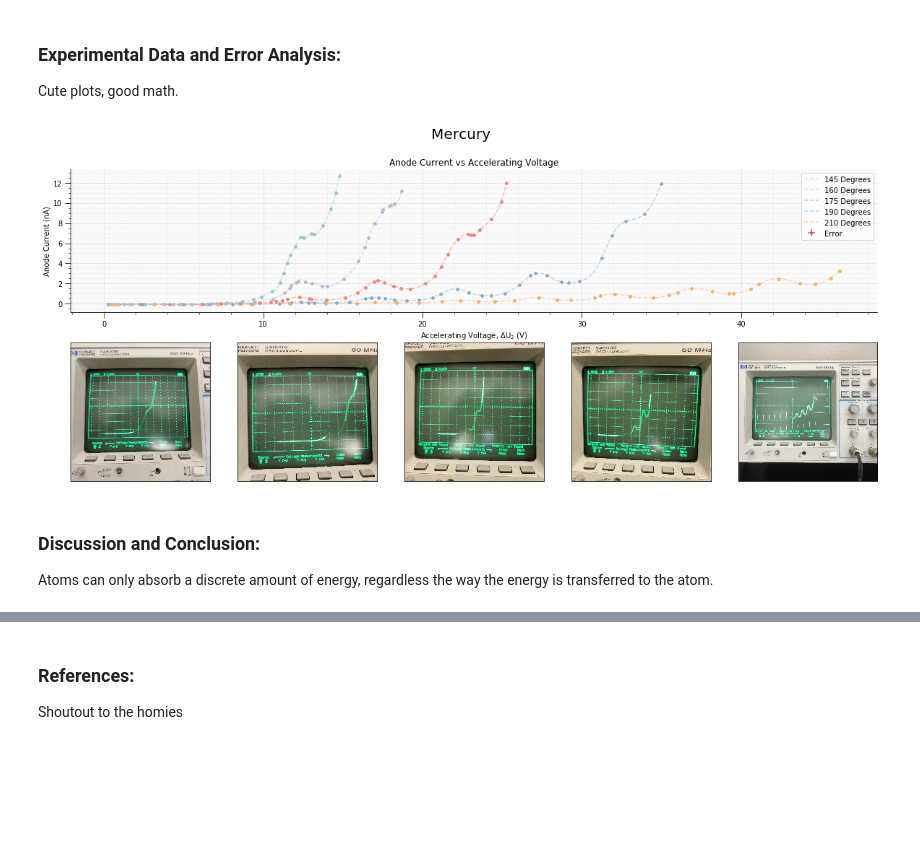
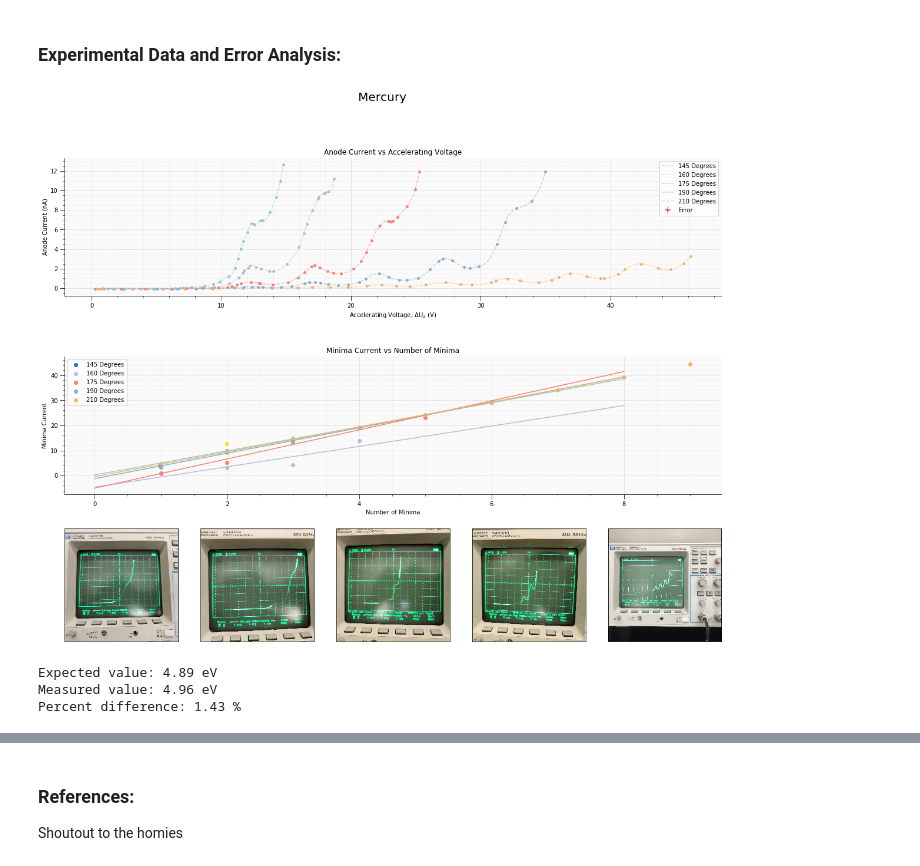
Before and after one commit to devincunningham/In-Rainbows, a Jupyter notebook: Solid State Lab/Franck Hertz Experiment.ipynb, the cells around one changed output, grey strips where cells are left out. Saved outputs shown, nothing was run; the diff lists cells and outputs as text; code cells hidden in the pictures; blank space fills up the shorter version.

```diff
--- a/Solid State Lab/Franck Hertz Experiment.ipynb
+++ b/Solid State Lab/Franck Hertz Experiment.ipynb
@@ -14,6 +16,5 @@ A mercury-filled Franck-Hertz tube, a neon-filled Franck-Hertz tube, an oven, a
 # %% [markdown]
 ### Experimental Data and Error Analysis:
-Cute plots, good math.
 # %%
 import numpy as np
 import matplotlib.pyplot as plt
@@ -99,13 +101,11 @@ ys_160 = s_160(xs_160)
 roots_160 = s_160.derivative().roots()
 mins_160 = roots_160[0::2]
 
-
 s_175 = UnivariateSpline(V_a_175, I_175, k=4, s=0)
 xs_175 = linspace(min(V_a_175), max(V_a_175), 1000)
 ys_175 = s_175(xs_175)
 roots_175 = s_175.derivative().roots()
 mins_175 = roots_175[::2]
-
 
 s_190 = UnivariateSpline(V_a_190, I_190, k=4, s=0)
 xs_190 = linspace(min(V_a_190), max(V_a_190), 1000)
@@ -118,12 +118,17 @@ xs_210 = linspace(min(V_a_210), max(V_a_210), 1000)
 ys_210 = s_210(xs_210)
 roots_210 = s_210.derivative().roots()
 mins_210 = roots_210[1::2]
+
+mins_145_lr = linregress(range(1,len(mins_145)+1), mins_145)
+mins_160_lr = linregress(range(1,len(mins_160)+1), mins_160)
+mins_175_lr = linregress(range(1,len(mins_175)+1), mins_175)
+mins_190_lr = linregress(range(1,len(mins_190)+1), mins_190)
+mins_210_lr = linregress(range(1,len(mins_210)+1), mins_210)
 # %%
-height_ratios = [4, 4]
+height_ratios = [4, .5, 4, 4]
 width_ratios = [4,4,4,4,4]
 wspace = 0
-hspace = 0
-
+hspace = 1
 fig = plt.figure(figsize=(sum(width_ratios) + wspace * (len(width_ratios) - 1),
                           sum(height_ratios) + hspace * (len(height_ratios) - 1)))
 gs = gridspec.GridSpec(len(height_ratios), len(width_ratios), height_ratios=height_ratios, width_ratios=width_ratios)
@@ -139,45 +144,66 @@ ax.errorbar(V_a_145, I_145, xerr=0.00001, yerr=.01, fmt='.', c='indianred', labe
 ax.errorbar(V_a_160, I_160, xerr=0.00001, yerr=.01, fmt='.', c='indianred', zorder=0)
 ax.errorbar(V_a_175, I_175, xerr=0.00001, yerr=.01, fmt='.', c='indianred', zorder=0)
 ax.errorbar(V_a_190, I_190, xerr=0.00001, yerr=.01, fmt='.', c='indianred', zorder=0)
 ax.errorbar(V_a_210, I_210, xerr=0.00001, yerr=.01, fmt='.', c='indianred', zorder=0)
 plt.plot(xs_145, ys_145, '--', c=colors[0], alpha = .5, zorder=0, label='145 Degrees')
 plt.plot(xs_160, ys_160, '--', c=colors[1], alpha = .5, zorder=0, label='160 Degrees')
 plt.plot(xs_175, ys_175, '--', c=colors[2], alpha = .5, zorder=0, label='175 Degrees')
 plt.plot(xs_190, ys_190, '--', c=colors[3], alpha = .5, zorder=0, label='190 Degrees')
 plt.plot(xs_210, ys_210, '--', c=colors[4], alpha = .5, zorder=0, label='210 Degrees')
-#ax.errorbar(V_a_190, I_190, xerr=0.00001, yerr=.001, fmt='.', c='indianred', label='Error', zorder=0)
 ax.update({'title': 'Anode Current vs Accelerating Voltage',
             'xlabel': 'Accelerating Voltage, $\Delta$U$_{2}$ (V)',
             'ylabel': 'Anode Current (nA)'})
 beautification()
 
-ax = fig.add_subplot(gs[1,0])
+ax = fig.add_subplot(gs[2,:])
+ax.plot(range(9), mins_145_lr[0]*np.arange(9)+mins_145_lr[1], c = colors[0])
+ax.plot(range(9), mins_160_lr[0]*np.arange(9)+mins_160_lr[1], c = colors[1])
+ax.plot(range(9), mins_175_lr[0]*np.arange(9)+mins_175_lr[1], c = colors[2])
+ax.plot(range(9), mins_190_lr[0]*np.arange(9)+mins_190_lr[1], c = colors[3])
+ax.plot(range(9), mins_210_lr[0]*np.arange(9)+mins_210_lr[1], c = colors[4])
+ax.scatter(range(1,len(mins_145)+1), mins_145, c = colors[0], label='145 Degrees')
+ax.scatter(range(1,len(mins_160)+1), mins_160, c = colors[1], label='160 Degrees')
+ax.scatter(range(1,len(mins_175)+1), mins_175, c = colors[2], label='175 Degrees')
+ax.scatter(range(1,len(mins_190)+1), mins_190, c = colors[3], label='190 Degrees')
+ax.scatter(range(1,len(mins_210)+1), mins_210, c = colors[4], label='210 Degrees')
+ax.update({'title': 'Minima Current vs Number of Minima',
+            'xlabel': 'Number of Minima',
+            'ylabel': 'Minima Current'})
+beautification()
+
+ax = fig.add_subplot(gs[3,0])
 Mercury145_img = plt.imread('Mercury145.JPG')
 plt.imshow(Mercury145_img)
 minimalization()
-
-ax = fig.add_subplot(gs[1,1])
+ax = fig.add_subplot(gs[3,1])
 Mercury160_img = plt.imread('Mercury160.JPG')
 plt.imshow(Mercury160_img)
 minimalization()
-
-ax = fig.add_subplot(gs[1,2])
+ax = fig.add_subplot(gs[3,2])
 Mercury175_img = plt.imread('Mercury175.JPG')
 plt.imshow(Mercury175_img)
 minimalization()
-
-ax = fig.add_subplot(gs[1,3])
+ax = fig.add_subplot(gs[3,3])
 Mercury190_img = plt.imread('Mercury190.JPG')
 plt.imshow(Mercury190_img)
 minimalization()
-
-ax = fig.add_subplot(gs[1,4])
+ax = fig.add_subplot(gs[3,4])
 Mercury210_img = plt.imread('Mercury210.JPG')
 plt.imshow(Mercury210_img)
 minimalization()
 # %% [output]
-[figure, old version]
+[figure, new version]
-# %% [markdown]
-### Discussion and Conclusion:
-Atoms can only absorb a discrete amount of energy, regardless the way the
-energy is transferred to the atom.
+# %%
+avgd_145 = sum([mins_145[i+1]-mins_145[i] for i in range(len(mins_145)-1)])/(len(mins_145)-1)
+avgd_160 = sum([mins_160[i+1]-mins_160[i] for i in range(len(mins_160)-1)])/(len(mins_160)-1)
+avgd_175 = sum([mins_175[i+1]-mins_175[i] for i in range(len(mins_175)-1)])/(len(mins_175)-1)
+avgd_190 = sum([mins_190[i+1]-mins_190[i] for i in range(len(mins_190)-1)])/(len(mins_190)-1)
+avgd_210 = sum([mins_210[i+1]-mins_210[i] for i in range(len(mins_210)-1)])/(len(mins_210)-1)
+
+print "Expected value: 4.89 eV"
+print "Measured value:", round(np.average([avgd_145, avgd_160, avgd_175, avgd_190, avgd_210]),2), "eV"
+print "Percent difference: {:.2f} %".format(abs(4.89-4.96)/4.89*100)
+# %% [output]
+Expected value: 4.89 eV
+Measured value: 4.96 eV
+Percent difference: 1.43 %
```
Also changed, not shown: parts of 5 cells of this notebook, 6 other files.
